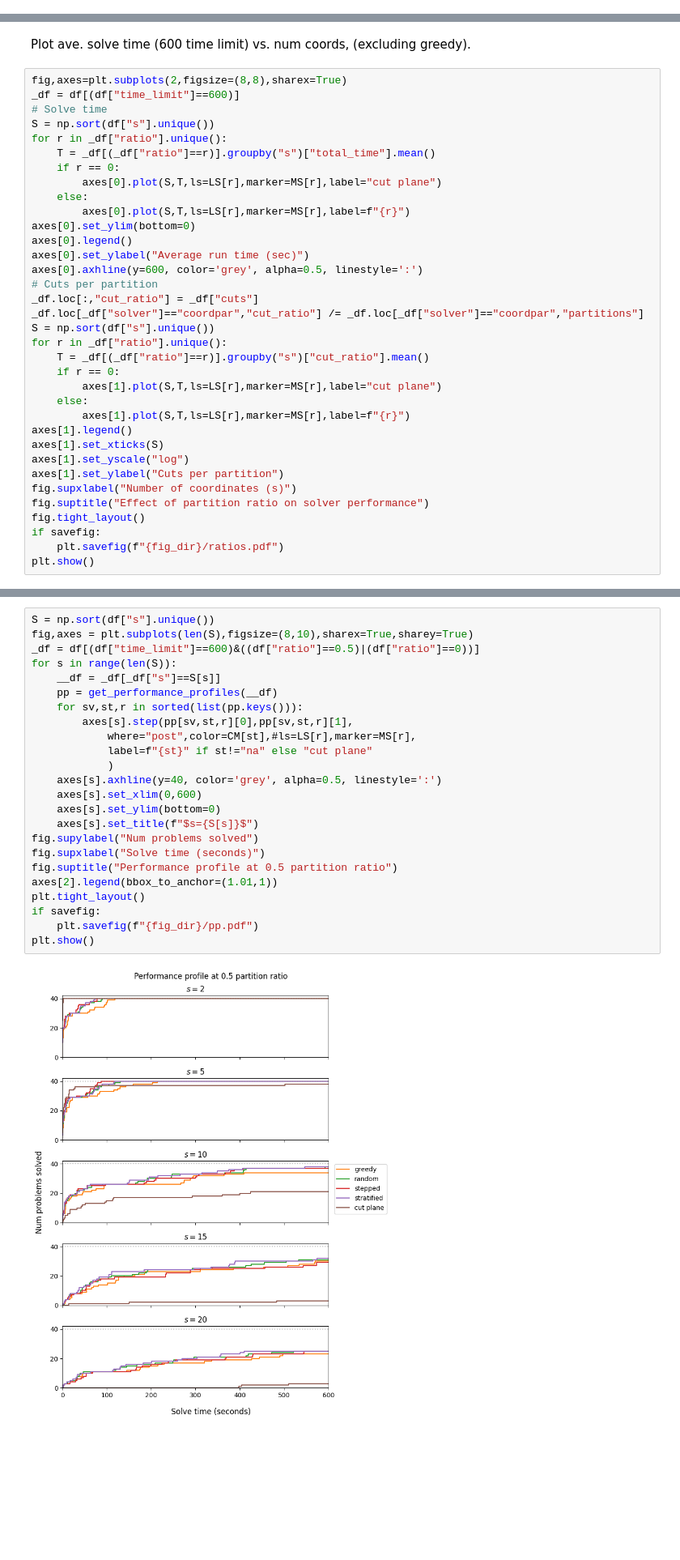
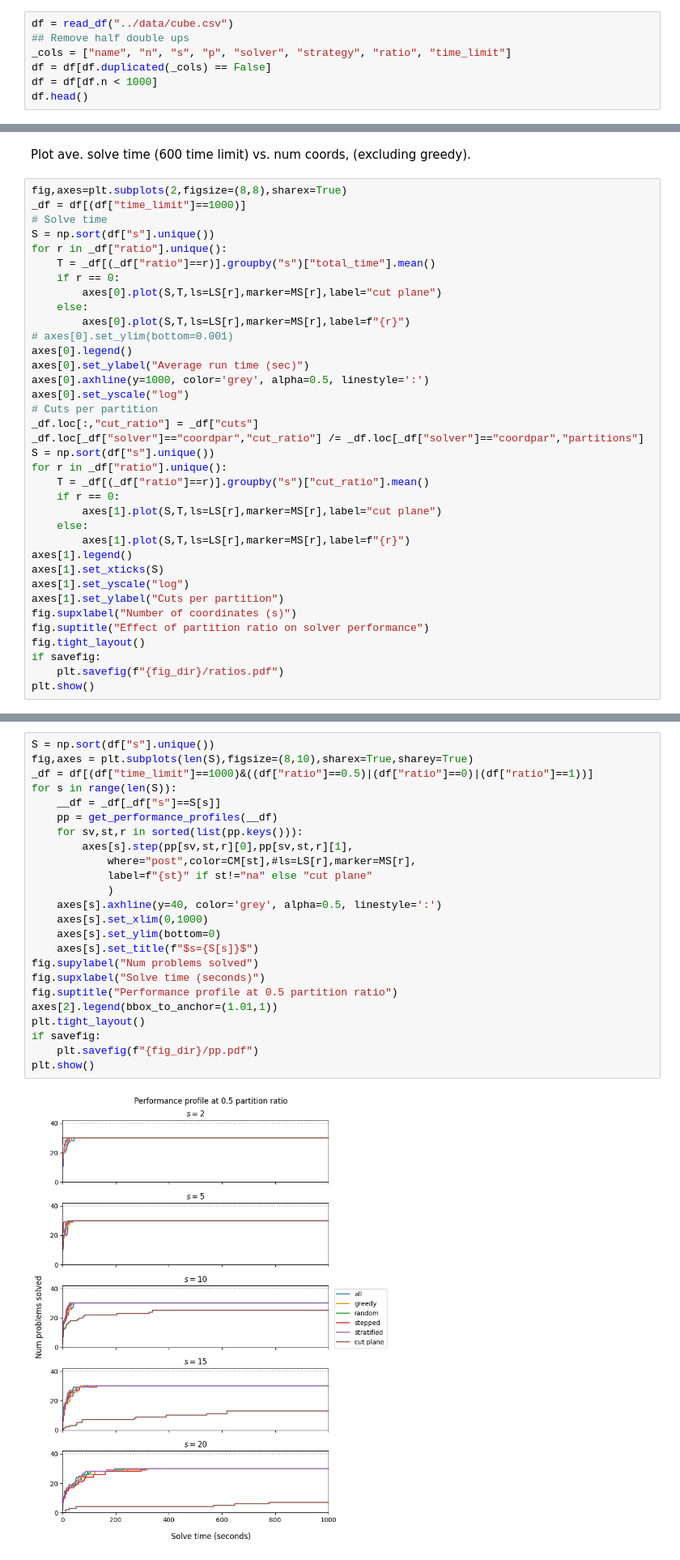
Before and after one commit to sandyspiers/coordinate_partitioning, a Jupyter notebook: results/box.ipynb, the cells around one changed output, grey strips where cells are left out. Shown: that part at 81% size. Drawn from its saved outputs; the diff is of its cells as text; blank space fills up the shorter version.

Commit message:
update box results plot

```diff
--- a/results/box.ipynb
+++ b/results/box.ipynb
@@ -18,3 +18,10 @@ df.head()
 | 12751 | dp_random_2 | 500 | 15 | 50 | coordpar | all | 499 | 499 | 1.0 | ... |
 | 12752 | dp_random_2 | 500 | 15 | 50 | coordpar | all | 499 | 499 | 1.0 | ... |
 | 12753 | dp_random_2 | 500 | 15 | 50 | coordpar | all | 499 | 499 | 1.0 | ... |
+# %%
+df = read_df("../data/cube.csv")
+## Remove half double ups
+_cols = ["name", "n", "s", "p", "solver", "strategy", "ratio", "time_limit"]
+df = df[df.duplicated(_cols) == False]
+df = df[df.n < 1000]
+df.head()
@@ -173,7 +183,7 @@ Could i plot average difference in solve time?
 Plot ave. solve time (600 time limit) vs. num coords, (excluding greedy).
 # %%
 fig,axes=plt.subplots(2,figsize=(8,8),sharex=True)
-_df = df[(df["time_limit"]==600)]
+_df = df[(df["time_limit"]==1000)]
 # Solve time
 S = np.sort(df["s"].unique())
 for r in _df["ratio"].unique():
@@ -182,10 +192,11 @@ for r in _df["ratio"].unique():
         axes[0].plot(S,T,ls=LS[r],marker=MS[r],label="cut plane")
     else:
         axes[0].plot(S,T,ls=LS[r],marker=MS[r],label=f"{r}")
-axes[0].set_ylim(bottom=0)
+# axes[0].set_ylim(bottom=0.001)
 axes[0].legend()
 axes[0].set_ylabel("Average run time (sec)")
-axes[0].axhline(y=600, color='grey', alpha=0.5, linestyle=':')
+axes[0].axhline(y=1000, color='grey', alpha=0.5, linestyle=':')
+axes[0].set_yscale("log")
 # Cuts per partition
 _df.loc[:,"cut_ratio"] = _df["cuts"]
 _df.loc[_df["solver"]=="coordpar","cut_ratio"] /= _df.loc[_df["solver"]=="coordpar","partitions"]
@@ -221,29 +232,29 @@ However, larger ratios are comparable with cutting plane at low ratios, but get
 # %%
 S = np.sort(df["s"].unique())
 fig,axes = plt.subplots(len(S),figsize=(8,10),sharex=True,sharey=True)
-_df = df[(df["time_limit"]==600)&((df["ratio"]==0.5)|(df["ratio"]==0))]
+_df = df[(df["time_limit"]==1000)&((df["ratio"]==0.5)|(df["ratio"]==0)|(df["ratio"]==1))]
 for s in range(len(S)):
     __df = _df[_df["s"]==S[s]]
     pp = get_performance_profiles(__df)
     for sv,st,r in sorted(list(pp.keys())):
         axes[s].step(pp[sv,st,r][0],pp[sv,st,r][1],
             where="post",color=CM[st],#ls=LS[r],marker=MS[r],
             label=f"{st}" if st!="na" else "cut plane"
             )
     axes[s].axhline(y=40, color='grey', alpha=0.5, linestyle=':')
-    axes[s].set_xlim(0,600)
+    axes[s].set_xlim(0,1000)
     axes[s].set_ylim(bottom=0)
     axes[s].set_title(f"$s={S[s]}$")
 fig.supylabel("Num problems solved")
 fig.supxlabel("Solve time (seconds)")
 fig.suptitle("Performance profile at 0.5 partition ratio")
 axes[2].legend(bbox_to_anchor=(1.01,1))
 plt.tight_layout()
 if savefig:
     plt.savefig(f"{fig_dir}/pp.pdf")
 plt.show()
 # %% [output]
-[figure, old version]
+[figure, new version]
 # %%
 savefig=True
 S = np.sort(df["s"].unique())
```
Also changed, not shown: parts of 8 cells of this notebook.
